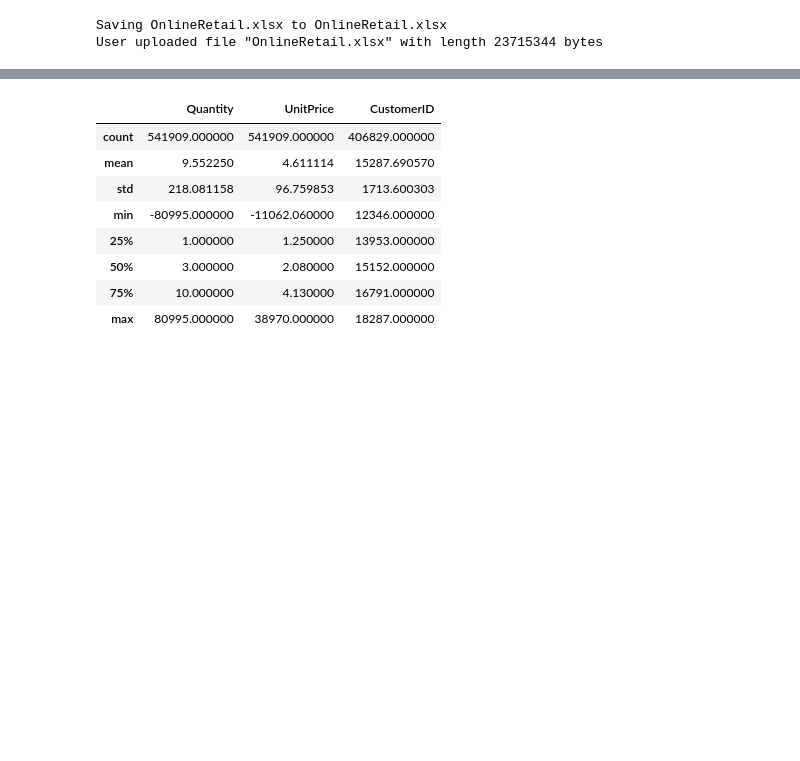
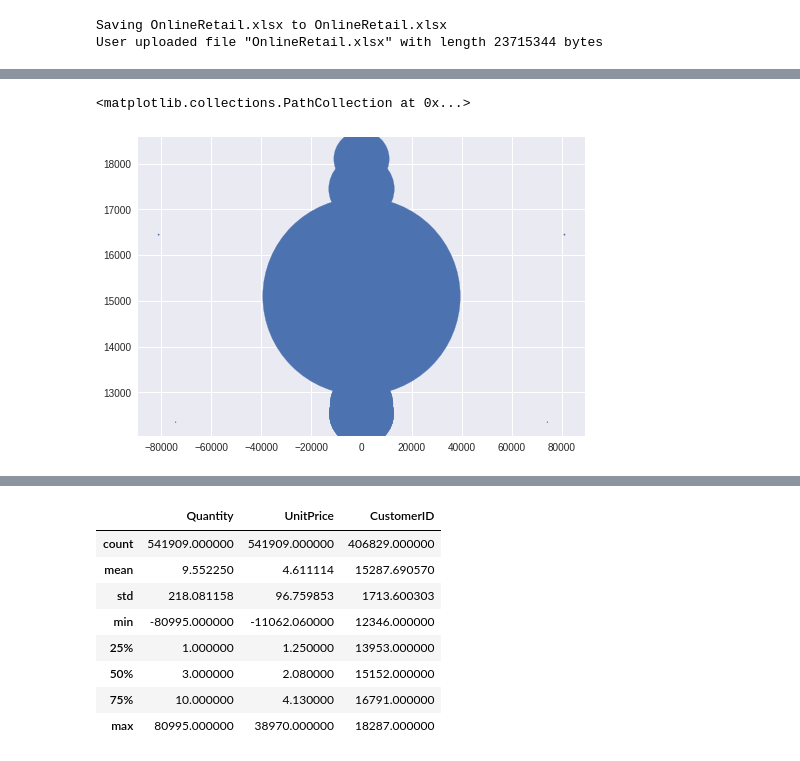
Before and after one commit to anny17/online-retail-dataset, a Jupyter notebook: KNN.ipynb, the cells around one changed output, grey strips where cells are left out. Cells and saved outputs as stored; diff of their text form; code cells hidden in the pictures; blank space fills up the shorter version.

```diff
--- a/KNN.ipynb
+++ b/KNN.ipynb
@@ -24,3 +34,8 @@ d = pd.read_excel("OnlineRetail.xlsx")
+# %%
+plt.scatter(d['Quantity'],d['CustomerID'],d['UnitPrice'])
+# %% [output]
+<matplotlib.collections.PathCollection at 0x...>
+[figure, added]
 # %%
 d.head()
 # %% [output]
```
Also changed, not shown: parts of 5 cells of this notebook.
